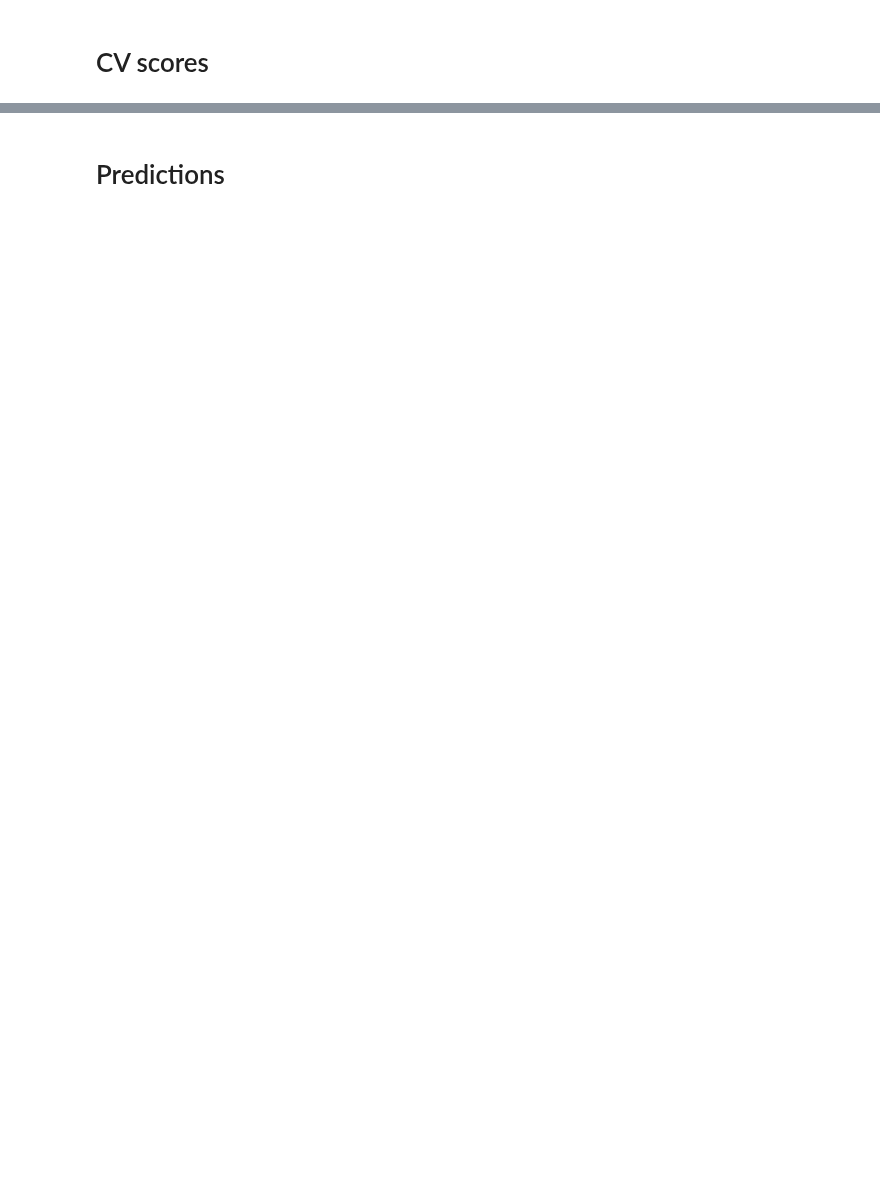
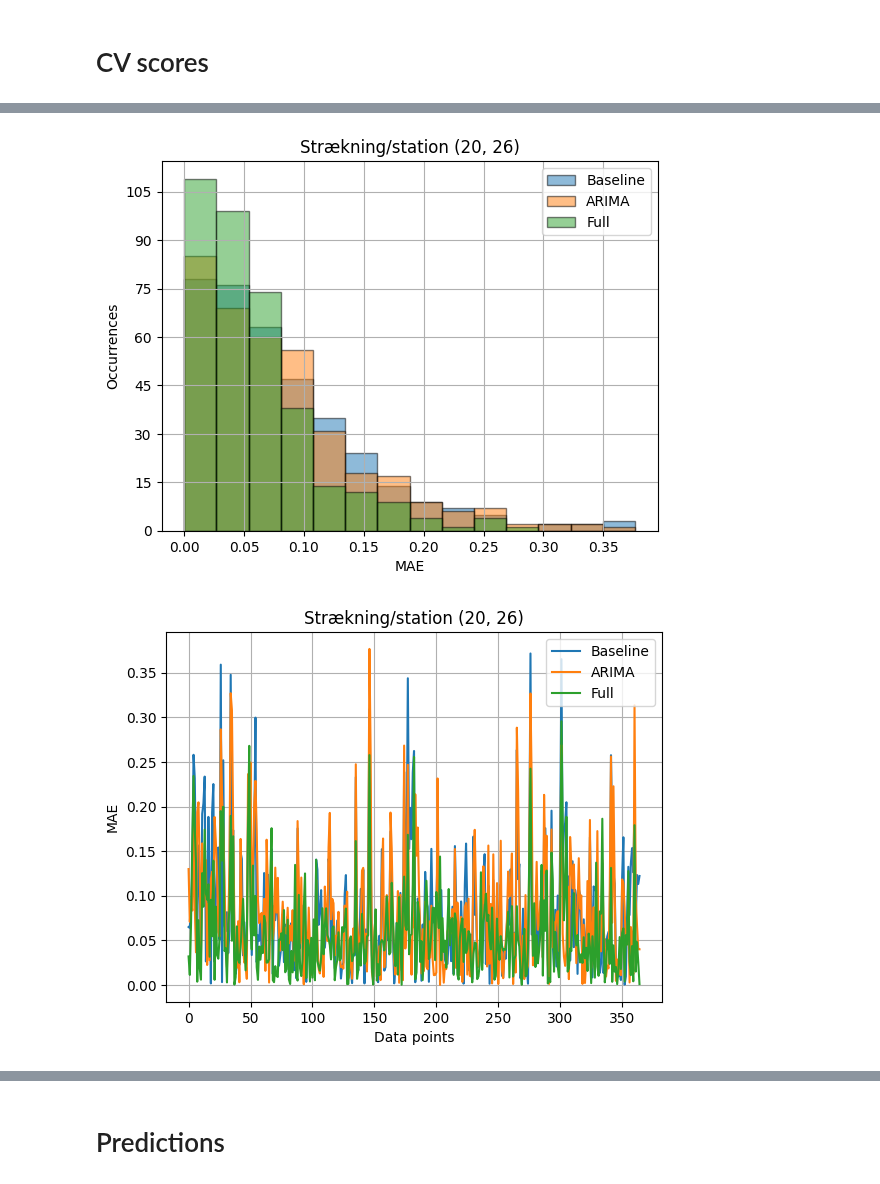
Before and after one commit to clarachristiansen/Bachelor_project, a Jupyter notebook: Visualize_CV_individual.ipynb, the cells around one changed output, grey strips where cells are left out. Drawn from its saved outputs; the diff is of its cells as text; code cells hidden in the pictures; blank space fills up the shorter version.

```diff
--- a/Visualize_CV_individual.ipynb
+++ b/Visualize_CV_individual.ipynb
@@ -113,3 +178,27 @@ error_plot(strækning_station, errors_arima, errors_full)
 # %% [markdown]
 # CV scores
+# %%
+def data_from_files_CV(relative_path):
+    file_list_results = glob.glob(relative_path)
+    index_start = len(relative_path.split('*')[0])
+
+    strækning_station =[]
+    cv_full = []
+    cv_arima = []
+    cv_baseline = []
+
+    for file in file_list_results:
+        results_df = pd.read_csv(file)
+        strækning_station += [file[index_start:].split('_')[0]]
+        cv_full += [results_df['CV_score_full']]
+        cv_arima += [results_df.get('CV_score_arima', [None])]
+        cv_baseline += [results_df['CV_score_baseline']]
+    if 'arima' in relative_path.lower():
+        return pd.DataFrame(list(zip(strækning_station, cv_baseline, cv_arima, cv_full)), columns=['route_station', 'CV_baseline', 'CV_arima', 'CV_full'])
+    else:
+        return pd.DataFrame(list(zip(strækning_station, cv_baseline, cv_full)), columns=['route_station', 'CV_baseline', 'CV_full'])
+# %%
+SARIMA_Xgboost_CV = data_from_files_CV('Results/Separate_Runs/SARIMA_Xgboost/*results365.csv')#['Errors_baseline'][0]
+# %%
+SARIMA_Xgboost_CV20 = extract_train_routes(20, SARIMA_Xgboost_CV)
 # %%
@@ -162,0 +260,6 @@ for file in file_list_results:
+# %%
+for row_no, row in SARIMA_Xgboost_CV20.iterrows():
+    plot_cv_scores(row['route_station'], row['CV_full'], row['CV_baseline'], cv_scores_arima=row.get('CV_arima', [None]))
+# %% [output]
+[figure, added]
+[figure, added]
```
Also changed, not shown: parts of 37 cells of this notebook.
